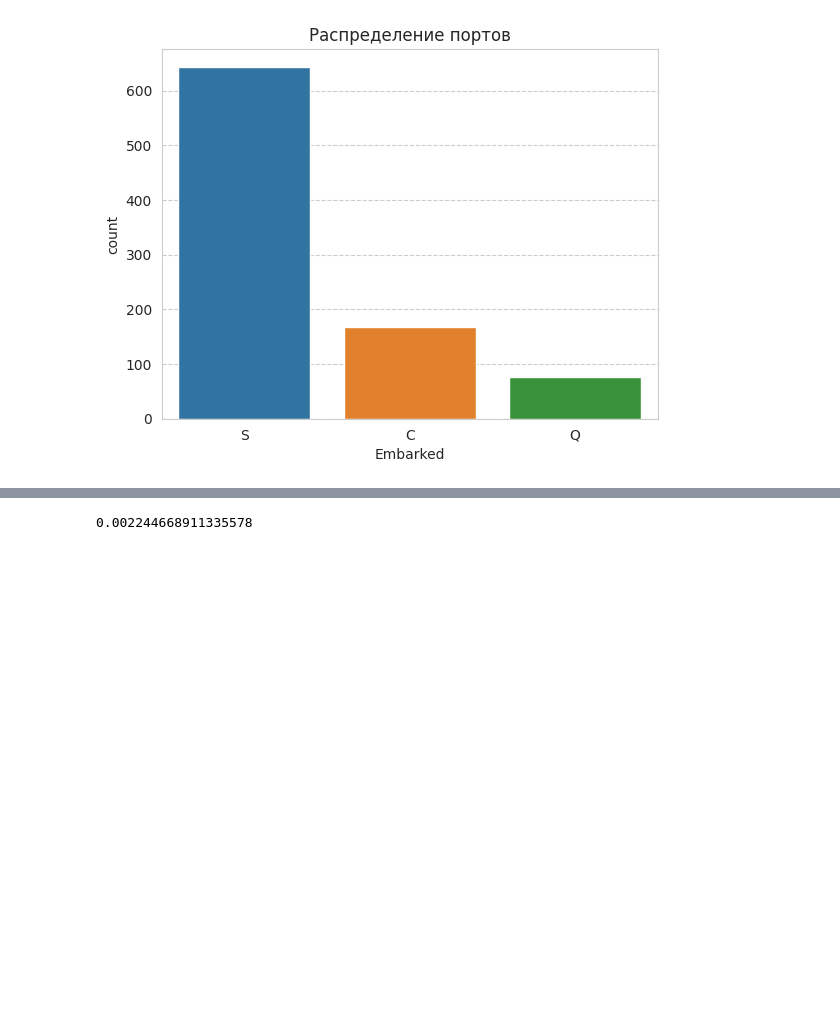
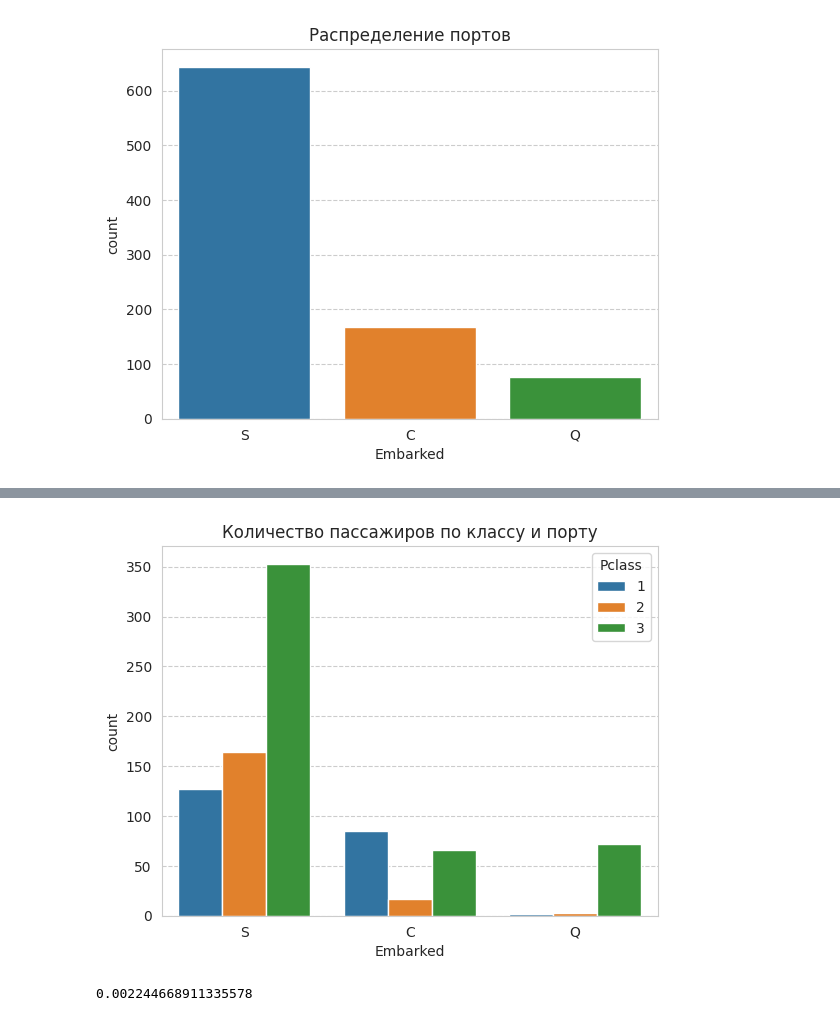
Before and after one commit to BrianKowalski/titanic, a Jupyter notebook: Titanic.ipynb, the cells around one changed output, grey strips where cells are left out. Cells and saved outputs as stored; diff of their text form; code cells hidden in the pictures; blank space fills up the shorter version.

```diff
--- a/Titanic.ipynb
+++ b/Titanic.ipynb
@@ -121,7 +127,7 @@ train.describe()
 # %% [markdown]
 ### 1. Survived
 # %%
-def countplot(title, x, hue=None):
+def countplot(title, x, y=None, hue=None):
   sns.countplot(data=train, x=x, hue=hue)
   plt.title(title)
   plt.show()
@@ -278,3 +292,7 @@ countplot('Распределение портов', x='Embarked')
+# %%
+countplot('Количество пассажиров по классу и порту', x='Embarked', hue='Pclass')
+# %% [output]
+[figure, added]
 # %%
 train.Embarked.isna().mean()
 # %% [output]
```
Also changed, not shown: parts of 27 cells of this notebook.
